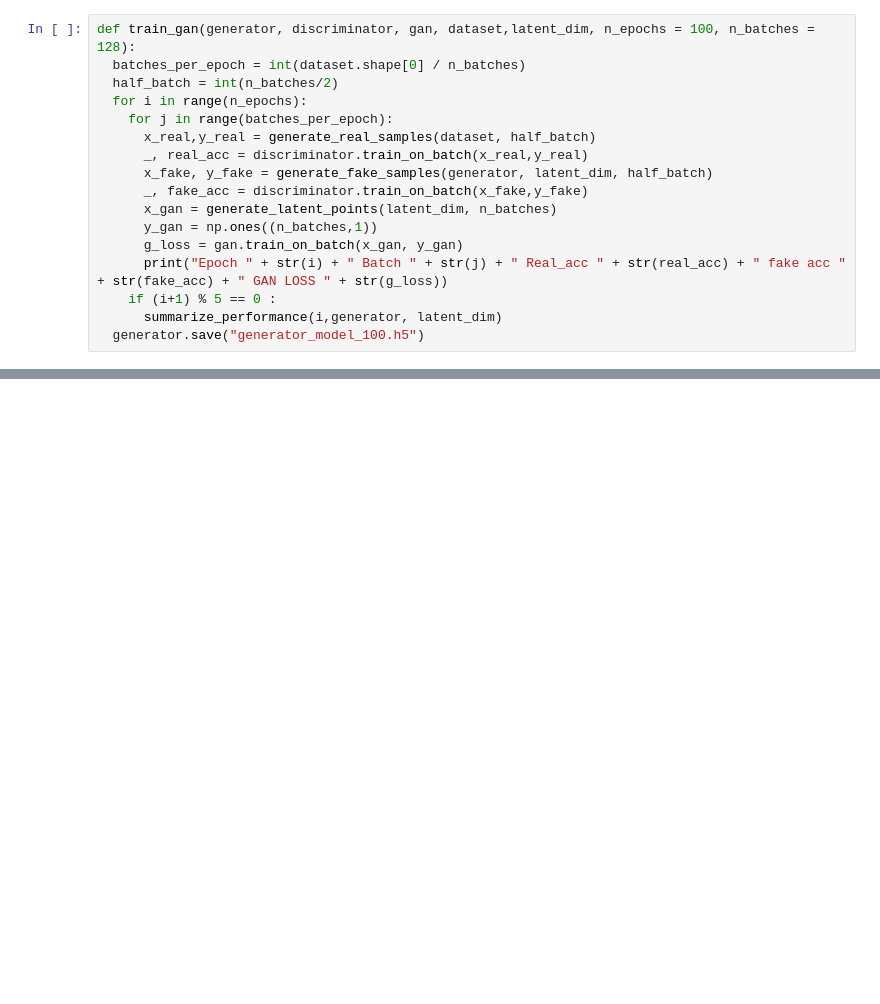
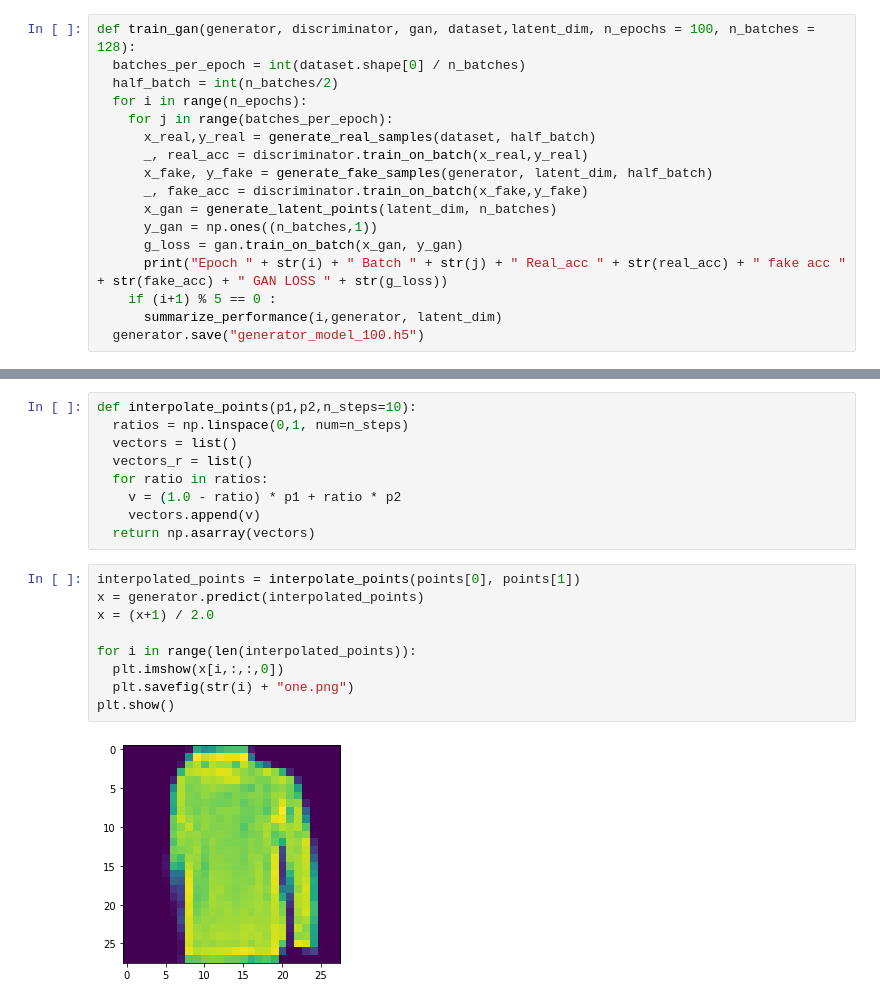
Before and after one commit to sumansid/DCGAN-Keras, a Jupyter notebook: Fashion MNIST/Fashion_MNIST_GAN.ipynb, the cells around one changed output, grey strips where cells are left out. Cells and saved outputs as stored; diff of their text form; blank space fills up the shorter version.

```diff
--- a/Fashion MNIST/Fashion_MNIST_GAN.ipynb
+++ b/Fashion MNIST/Fashion_MNIST_GAN.ipynb
@@ -142,0 +154,20 @@ Epoch 5 Batch 195 Real_acc 1.0 fake acc 1.0 GAN LOSS 0.06356651
+# %%
+def interpolate_points(p1,p2,n_steps=10):
+  ratios = np.linspace(0,1, num=n_steps)
+  vectors = list()
+  vectors_r = list()
+  for ratio in ratios:
+    v = (1.0 - ratio) * p1 + ratio * p2
+    vectors.append(v)
+  return np.asarray(vectors)
+# %%
+interpolated_points = interpolate_points(points[0], points[1])
+x = generator.predict(interpolated_points)
+x = (x+1) / 2.0
+
+for i in range(len(interpolated_points)):
+  plt.imshow(x[i,:,:,0])
+  plt.savefig(str(i) + "one.png")
+plt.show()
+# %% [output]
+[figure, added]
```
Also changed, not shown: parts of 3 cells of this notebook.
